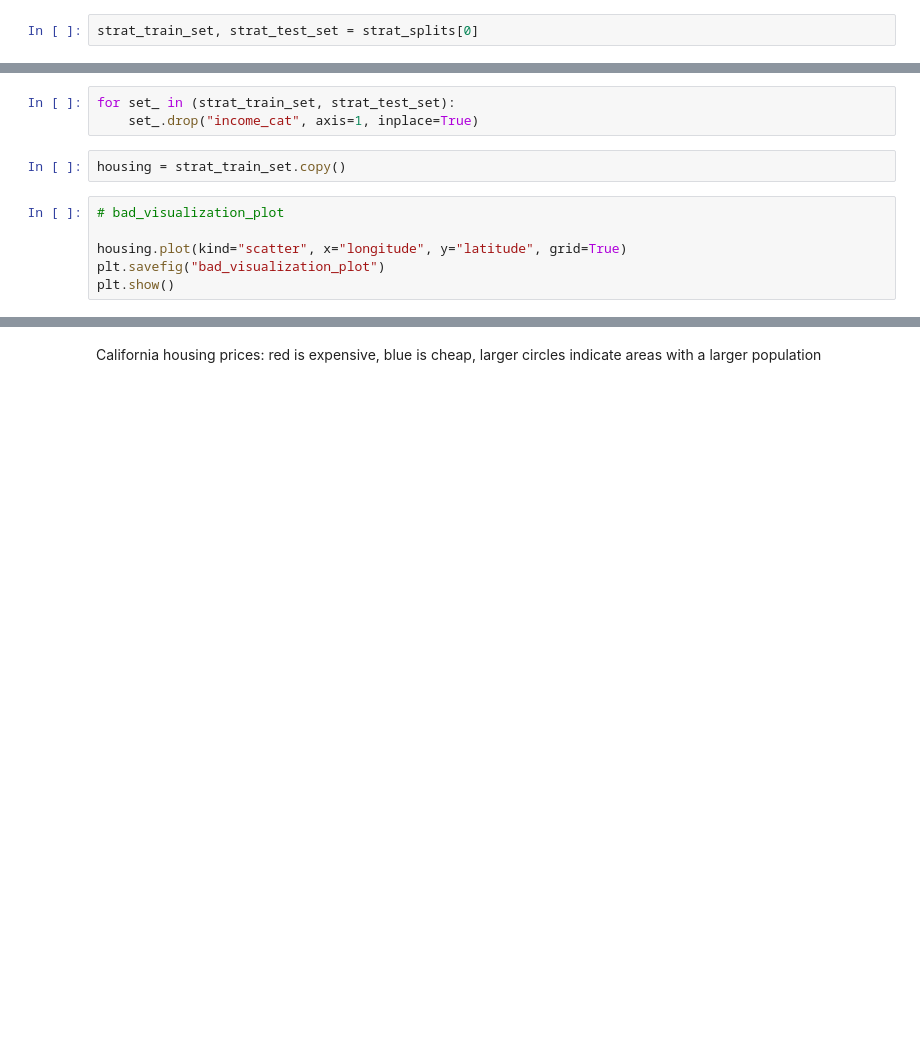
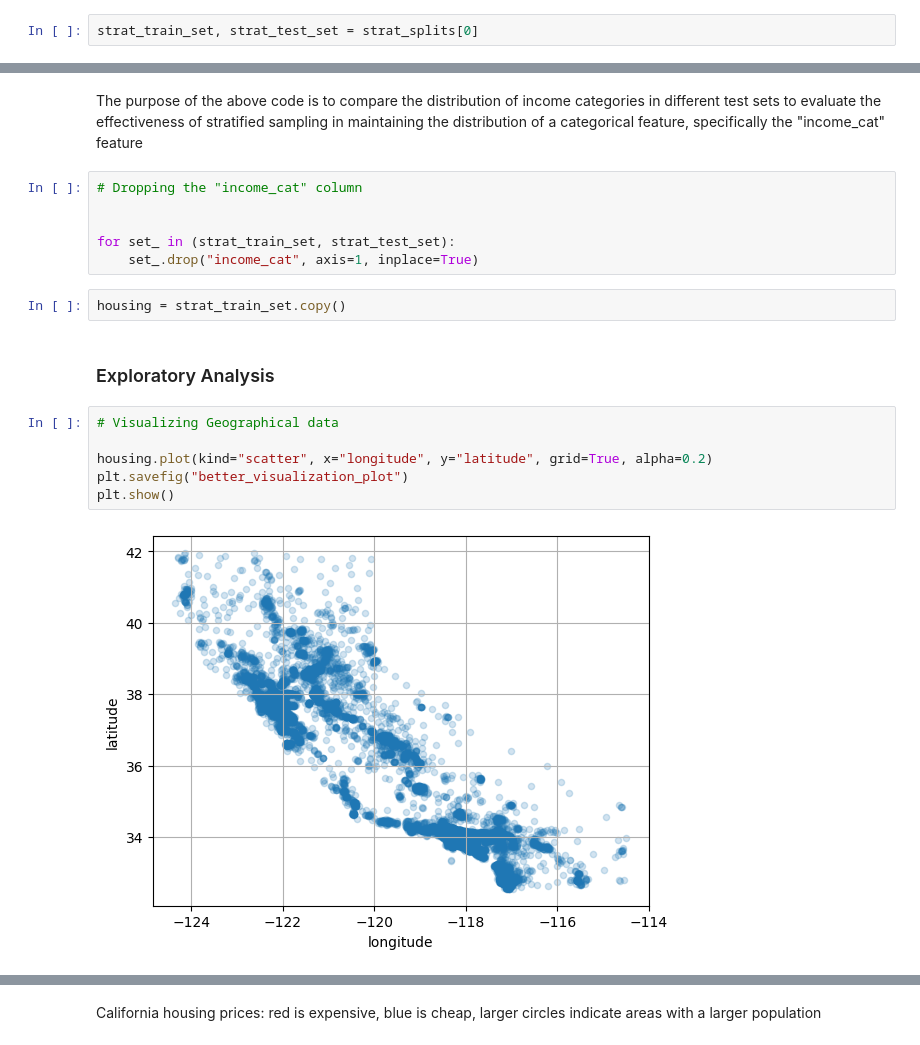
Before and after one commit to RheedWhan/Machine_Learning, a Jupyter notebook: MACHINE_LEARNING.ipynb, the cells around one changed output, grey strips where cells are left out. Drawn from its saved outputs; the diff is of its cells as text; blank space fills up the shorter version.

```diff
--- a/MACHINE_LEARNING.ipynb
+++ b/MACHINE_LEARNING.ipynb
@@ -129,12 +232,21 @@ compare_props["Rand. Error %"] = (compare_props["Random %"] /
+# %% [markdown]
+The purpose of the above code is to compare the distribution of income categories in different test sets to evaluate the effectiveness of stratified sampling in maintaining the distribution of a categorical feature, specifically the "income_cat" feature
 # %%
+# Dropping the "income_cat" column
+
+
 for set_ in (strat_train_set, strat_test_set):
     set_.drop("income_cat", axis=1, inplace=True)
 # %%
 housing = strat_train_set.copy()
+# %% [markdown]
+### Exploratory Analysis
 # %%
-# bad_visualization_plot
+# Visualizing Geographical data
 
-housing.plot(kind="scatter", x="longitude", y="latitude", grid=True)
-plt.savefig("bad_visualization_plot")
+housing.plot(kind="scatter", x="longitude", y="latitude", grid=True, alpha=0.2)
+plt.savefig("better_visualization_plot")
 plt.show()
+# %% [output]
+[figure, added]
 # %%
```
Also changed, not shown: parts of 91 cells of this notebook.
